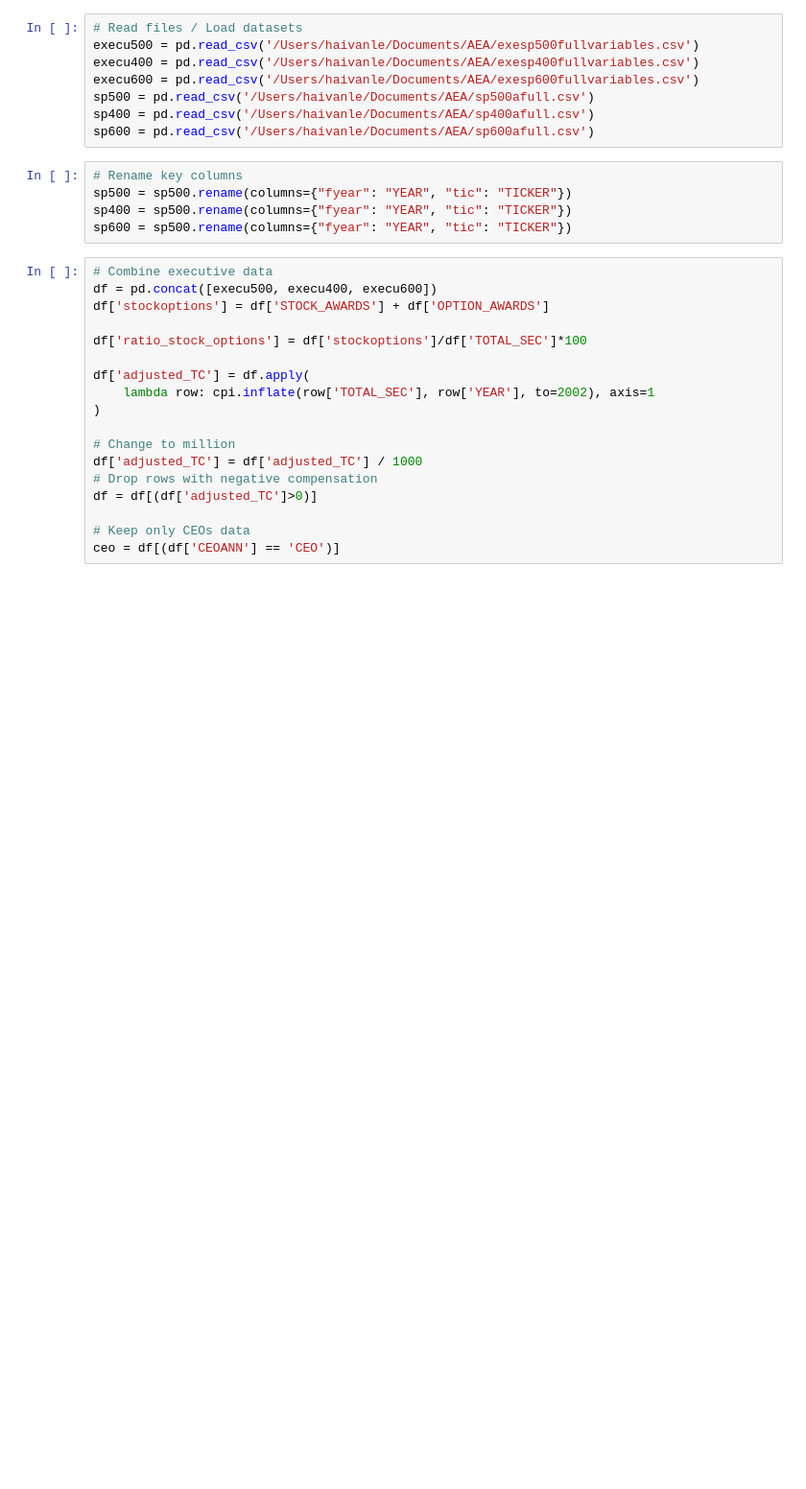
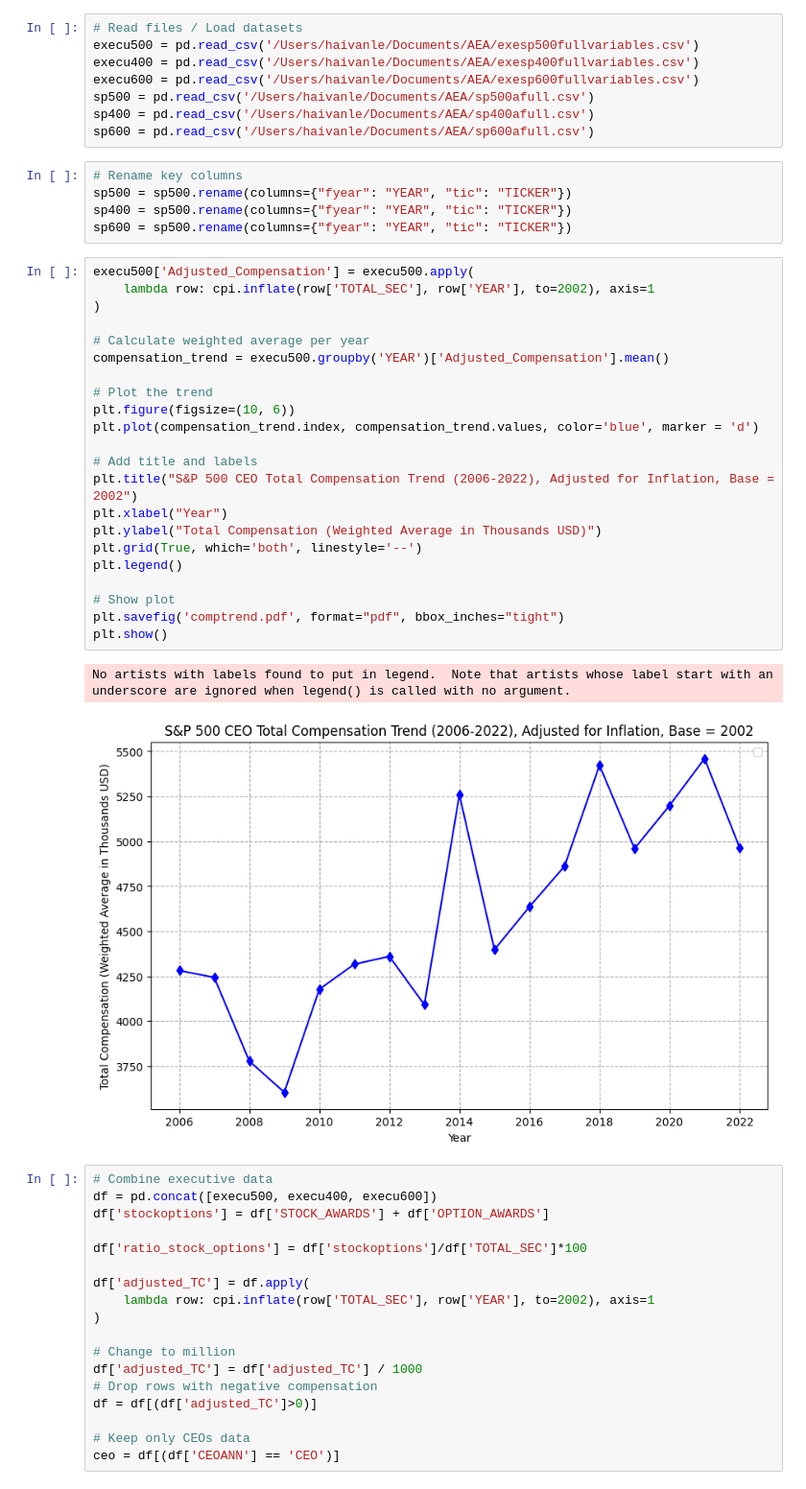
Before and after one commit to haivanle/aeasp2023, a Jupyter notebook: v2024.ipynb, the cells around one changed output. Shown at 96% size. Saved outputs shown, nothing was run; the diff lists cells and outputs as text; blank space fills up the shorter version.

```diff
--- a/v2024.ipynb
+++ b/v2024.ipynb
@@ -27,6 +27,31 @@ sp600 = pd.read_csv('/Users/haivanle/Documents/AEA/sp600afull.csv')
 sp500 = sp500.rename(columns={"fyear": "YEAR", "tic": "TICKER"})
 sp400 = sp500.rename(columns={"fyear": "YEAR", "tic": "TICKER"})
 sp600 = sp500.rename(columns={"fyear": "YEAR", "tic": "TICKER"})
+# %%
+execu500['Adjusted_Compensation'] = execu500.apply(
+    lambda row: cpi.inflate(row['TOTAL_SEC'], row['YEAR'], to=2002), axis=1
+)
+
+# Calculate weighted average per year
+compensation_trend = execu500.groupby('YEAR')['Adjusted_Compensation'].mean()
+
+# Plot the trend
+plt.figure(figsize=(10, 6))
+plt.plot(compensation_trend.index, compensation_trend.values, color='blue', marker = 'd')
+
+# Add title and labels
+plt.title("S&P 500 CEO Total Compensation Trend (2006-2022), Adjusted for Inflation, Base = 2002")
+plt.xlabel("Year")
+plt.ylabel("Total Compensation (Weighted Average in Thousands USD)")
+plt.grid(True, which='both', linestyle='--')
+plt.legend()
+
+# Show plot
+plt.savefig('comptrend.pdf', format="pdf", bbox_inches="tight")
+plt.show()
+# %% [output]
+No artists with labels found to put in legend.  Note that artists whose label start with an underscore are ignored when legend() is called with no argument.
+[figure, added]
 # %%
 # Combine executive data
 df = pd.concat([execu500, execu400, execu600])
```
Also changed, not shown: parts of 2 cells of this notebook.
